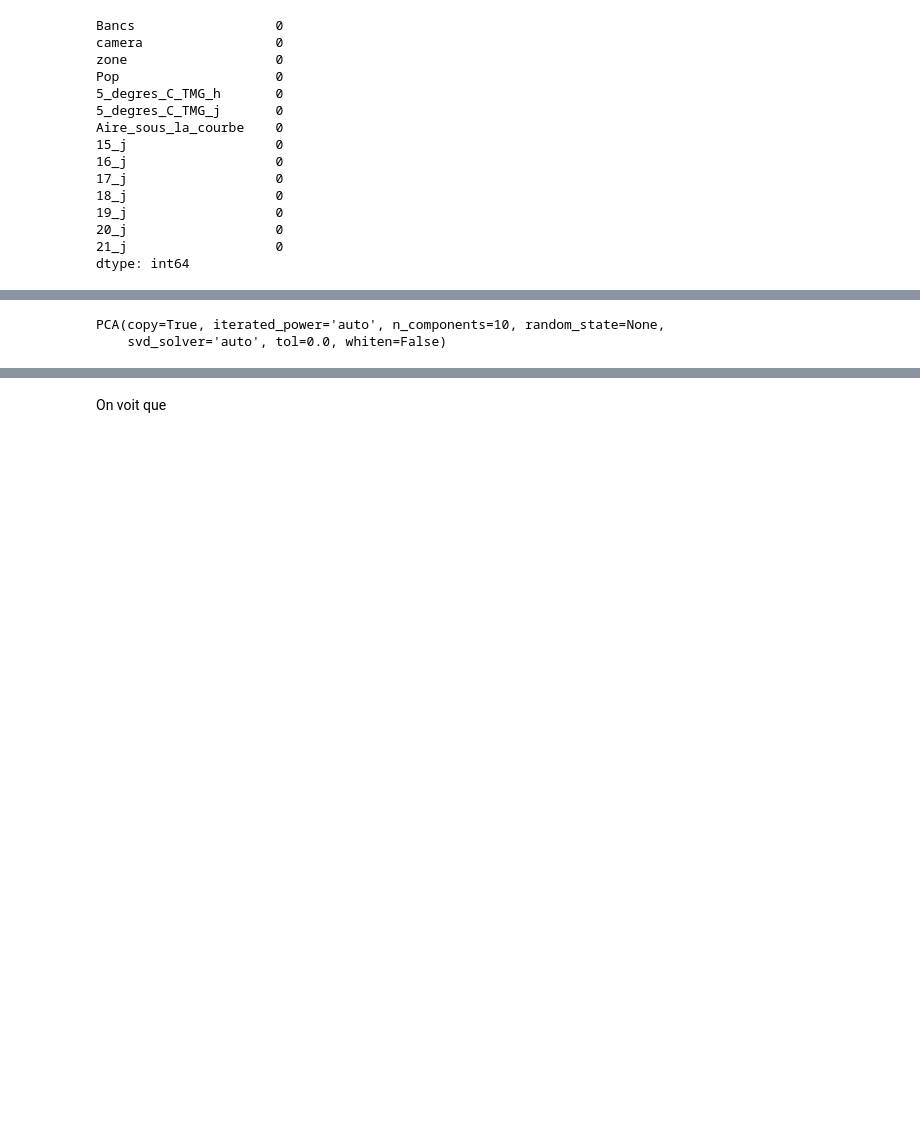
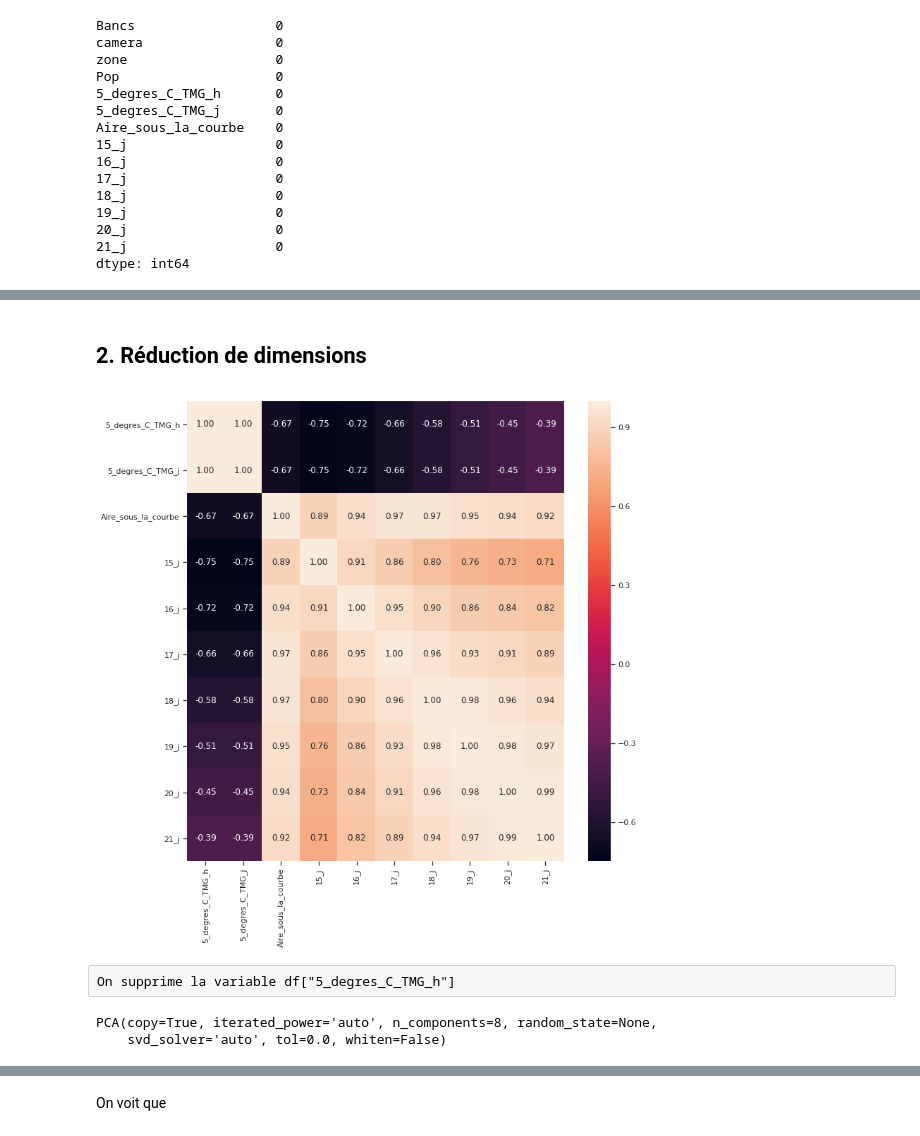
Before and after one commit to Malick-W/Projets_Malick_fayad, a Jupyter notebook: Data_viz/WADE_Haykal.ipynb, the cells around one changed output, grey strips where cells are left out. Drawn from its saved outputs; the diff is of its cells as text; code cells hidden in the pictures; blank space fills up the shorter version.

```diff
--- a/Data_viz/WADE_Haykal.ipynb
+++ b/Data_viz/WADE_Haykal.ipynb
@@ -97,0 +106,13 @@ g = sns.pairplot(df[col_pairplot])
+# %% [markdown]
+## 2. Réduction de dimensions
+# %%
+import matplotlib.pyplot as plt
+
+fig = plt.figure(1, figsize=(12, 12))
+
+sns.heatmap(round(df[col_pairplot].corr(),2), annot=True, fmt=".2f")
+plt.show()
+# %% [output]
+[figure, added]
+# %% [raw]
+On supprime la variable df["5_degres_C_TMG_h"]
@@ -98,11 +121,11 @@ g = sns.pairplot(df[col_pairplot])
 # %%
 from sklearn.decomposition import PCA
 
-Col_ACP = ["15_j", "16_j", "17_j", "18_j", "19_j", "20_j", "21_j"]
-ACP = PCA(n_components=10)
-ACP.fit(df[col_pairplot])
+Col_ACP = ["Aire_sous_la_courbe", "15_j", "16_j", "17_j", "18_j", "19_j", "20_j", "21_j"]
+ACP = PCA(n_components=8)
+ACP.fit(df[Col_ACP])
 # %% [output]
-PCA(copy=True, iterated_power='auto', n_components=10, random_state=None,
+PCA(copy=True, iterated_power='auto', n_components=8, random_state=None,
     svd_solver='auto', tol=0.0, whiten=False)
 # %%
 ACP.explained_variance_ratio_
```
Also changed, not shown: parts of 8 cells of this notebook.
